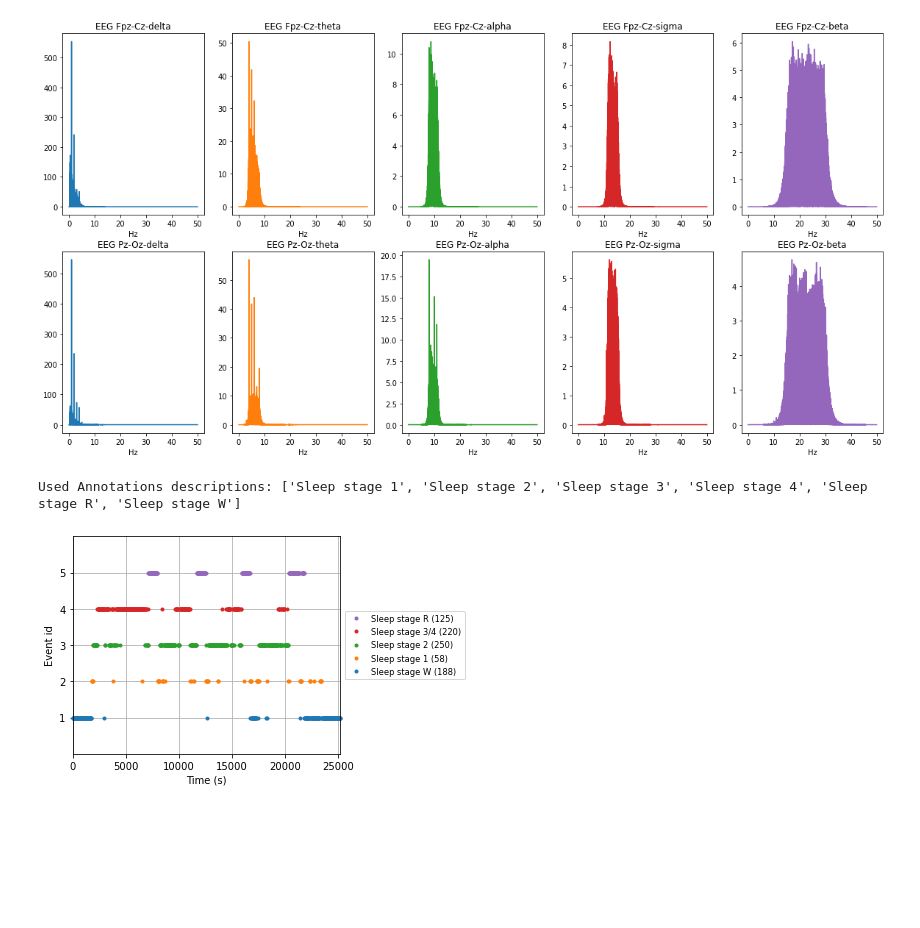
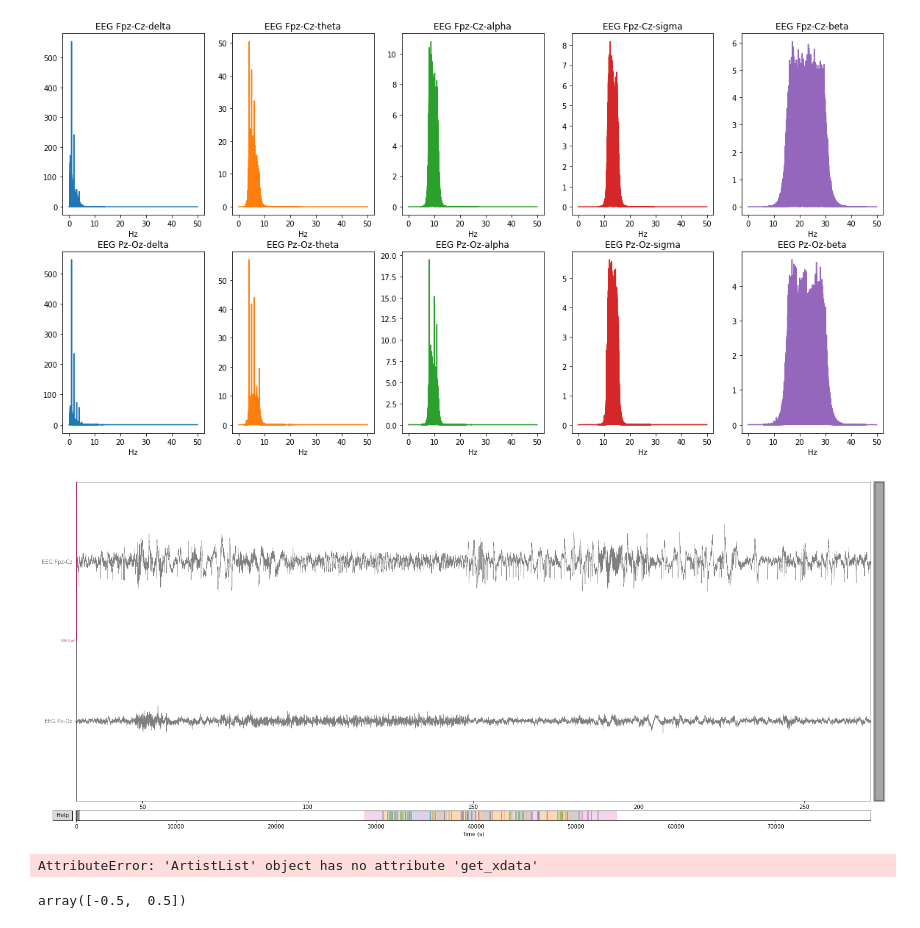
Before and after one commit to orelts/Sleep-Stage-Prediction-Classification-Using-Neural-ODE, a Jupyter notebook: notebooks/plots_and_figures.ipynb, the cells around one changed output. Saved outputs shown, nothing was run; the diff lists cells and outputs as text; code cells hidden in the pictures; blank space fills up the shorter version.

```diff
--- a/notebooks/plots_and_figures.ipynb
+++ b/notebooks/plots_and_figures.ipynb
@@ -82,42 +114,25 @@ for band in range(len(df1.columns)):
 plt.show()
 # %% [output]
 [figure]
-# %%
-#########################################
-#   PLOT sleeping events of MNE data
-#########################################
-annot = mne.read_annotations(anno)
-
-annotation_desc_2_event_id = {'Sleep stage W': 1,
-                              'Sleep stage 1': 2,
-                              'Sleep stage 2': 3,
-                              'Sleep stage 3': 4,
-                              'Sleep stage 4': 4,
-                              'Sleep stage R': 5}
-
-# keep last 30-min wake events before sleep and first 30-min wake events after
-# sleep and redefine annotations on raw data
-annot.crop(annot[1]['onset'] - 30 * 60,
-                 annot[-2]['onset'] + 30 * 60)
-raw.set_annotations(annot, emit_warning=False)
-
-events, _ = mne.events_from_annotations(
-    raw, event_id = annotation_desc_2_event_id, chunk_duration=30.)
-
-# create a new event_id that unifies stages 3 and 4
-event_id = {'Sleep stage W': 1,
-            'Sleep stage 1': 2,
-            'Sleep stage 2': 3,
-            'Sleep stage 3/4': 4,
-            'Sleep stage R': 5}
-
-# plot events
-fig = mne.viz.plot_events(events, event_id=event_id,
-                          sfreq=raw.info['sfreq'],
-                          first_samp=events[0, 0])
-
-# keep the color-code for further plotting
-stage_colors = plt.rcParams['axes.prop_cycle'].by_key()['color']
-# %% [output]
-Used Annotations descriptions: ['Sleep stage 1', 'Sleep stage 2', 'Sleep stage 3', 'Sleep stage 4', 'Sleep stage R', 'Sleep stage W']
-[figure, removed]
+# %%
+#########################################
+#   PLOT eeg data using mne
+#########################################
+
+fig = mne.viz.plot_raw(raw, start=30, duration=240, event_color='r', events=events, color="gray",
+         scalings=dict(eeg=3e-4))
+for ax in fig.axes[1:]:
+    time = ax.lines[-1].get_xdata()
+    eeg = ax.lines[-1].get_ydata()
+    print(eeg)
+    for t in (60, 90, 120, 150):
+        idx = np.searchsorted(time, t)
+        ax.arrow(x=time[idx], y=eeg[idx] , color='red',
+                 width=0.1, head_width=3, length_includes_head=True)
+# %% [output]
+[figure, added]
+AttributeError: 'ArtistList' object has no attribute 'get_xdata'
+# %%
+fig.axes[0].lines[-1].get_ydata()
+# %% [output]
+array([-0.5,  0.5])
```
Also changed, not shown: parts of 6 cells of this notebook, 2 other files.
